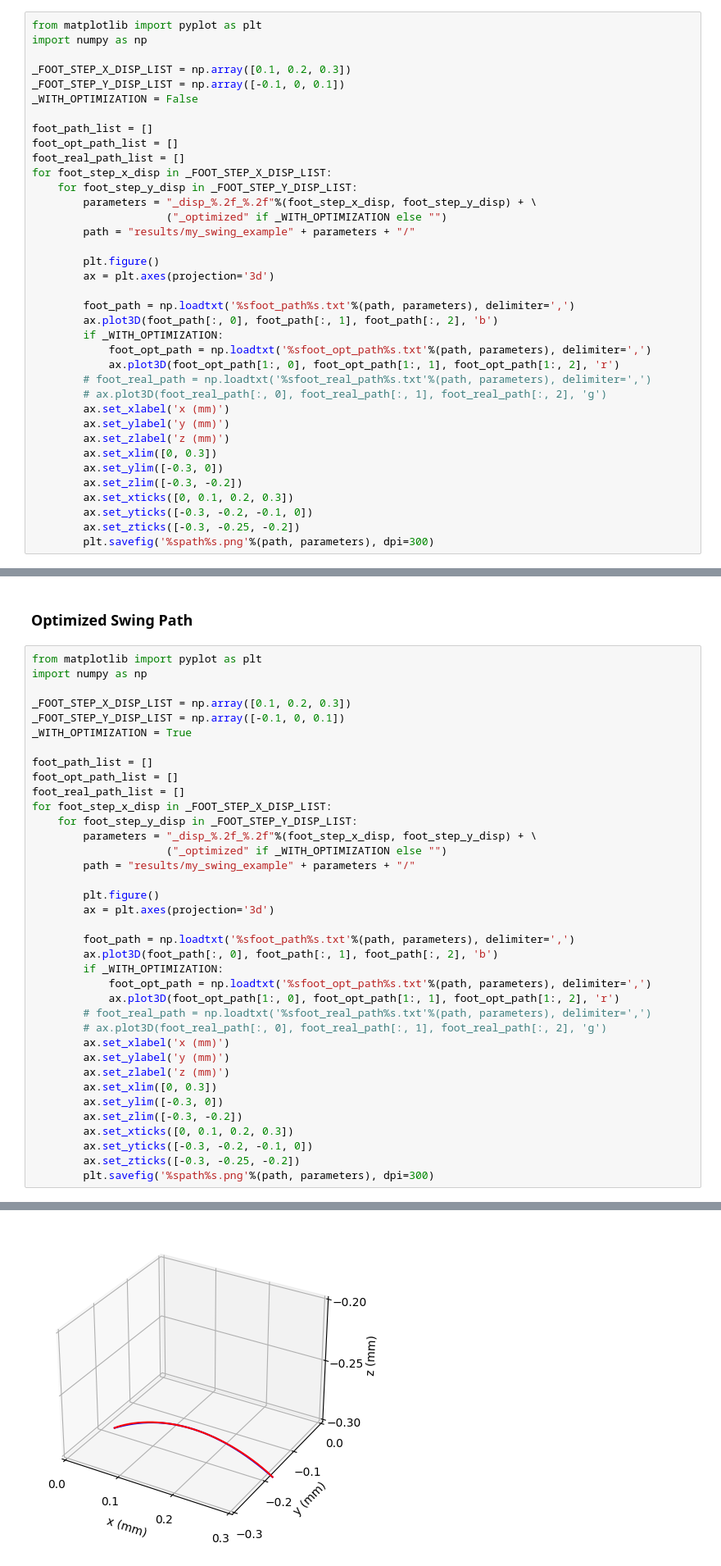
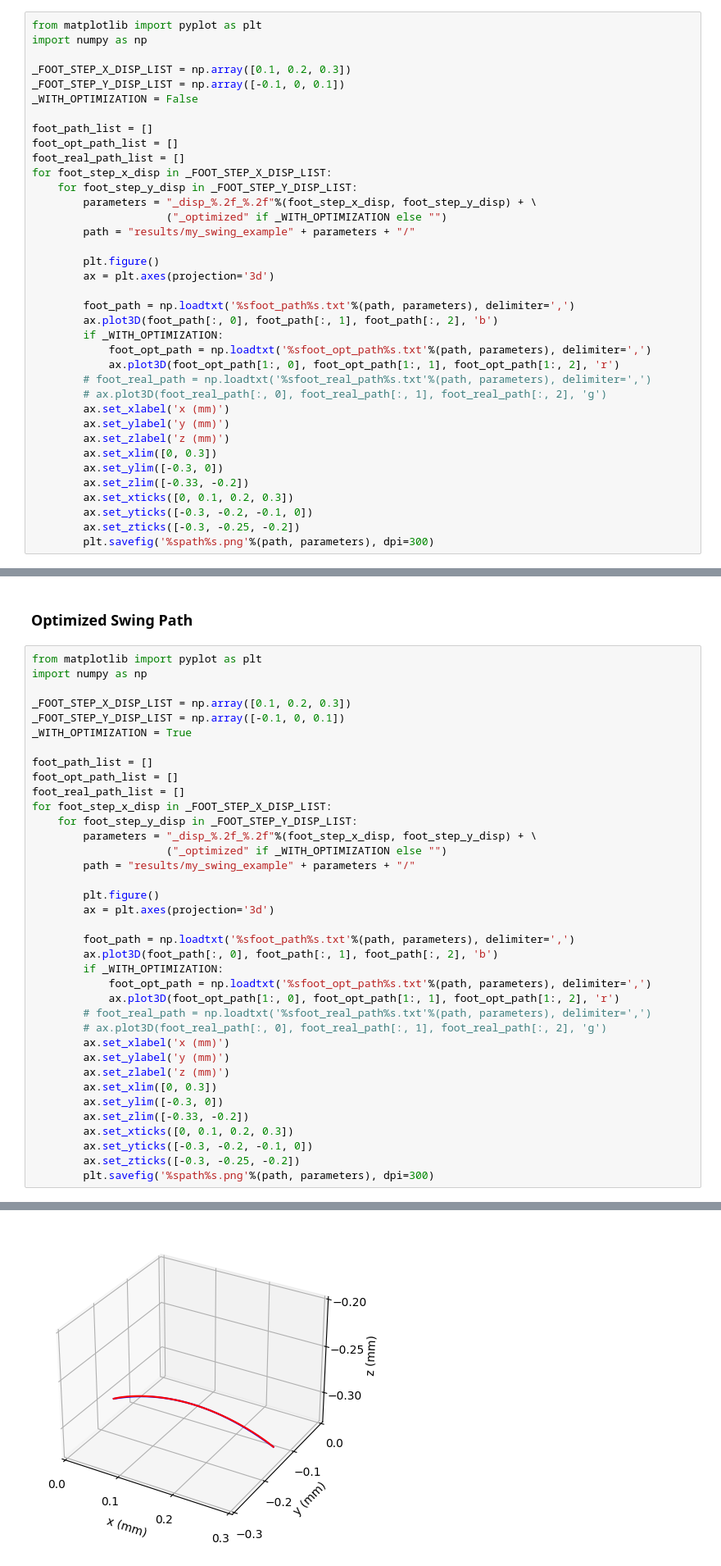
Before and after one commit to han-xudong/SwingTrajectoryPlanAndTrackingControl, a Jupyter notebook: result_analysis.ipynb, the cells around one changed output, grey strips where cells are left out. Shown at 82% size. Cells and saved outputs as stored; diff of their text form.

```diff
--- a/result_analysis.ipynb
+++ b/result_analysis.ipynb
@@ -36,7 +36,7 @@ for foot_step_x_disp in _FOOT_STEP_X_DISP_LIST:
         ax.set_zlabel('z (mm)')
         ax.set_xlim([0, 0.3])
         ax.set_ylim([-0.3, 0])
-        ax.set_zlim([-0.3, -0.2])
+        ax.set_zlim([-0.33, -0.2])
         ax.set_xticks([0, 0.1, 0.2, 0.3])
         ax.set_yticks([-0.3, -0.2, -0.1, 0])
         ax.set_zticks([-0.3, -0.25, -0.2])
@@ -85,7 +85,7 @@ for foot_step_x_disp in _FOOT_STEP_X_DISP_LIST:
         ax.set_zlabel('z (mm)')
         ax.set_xlim([0, 0.3])
         ax.set_ylim([-0.3, 0])
-        ax.set_zlim([-0.3, -0.2])
+        ax.set_zlim([-0.33, -0.2])
         ax.set_xticks([0, 0.1, 0.2, 0.3])
         ax.set_yticks([-0.3, -0.2, -0.1, 0])
         ax.set_zticks([-0.3, -0.25, -0.2])
@@ -101 +101 @@ for foot_step_x_disp in _FOOT_STEP_X_DISP_LIST:
-[figure, old version]
+[figure, new version]
```
Also changed, not shown: parts of 2 cells of this notebook, 18 other files.
